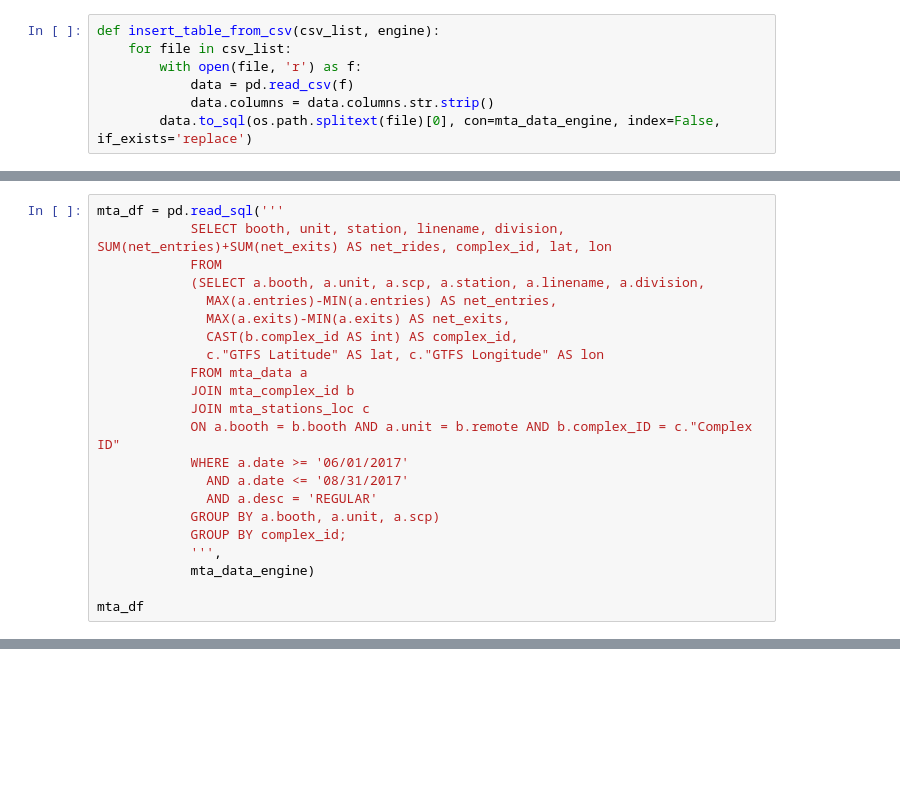
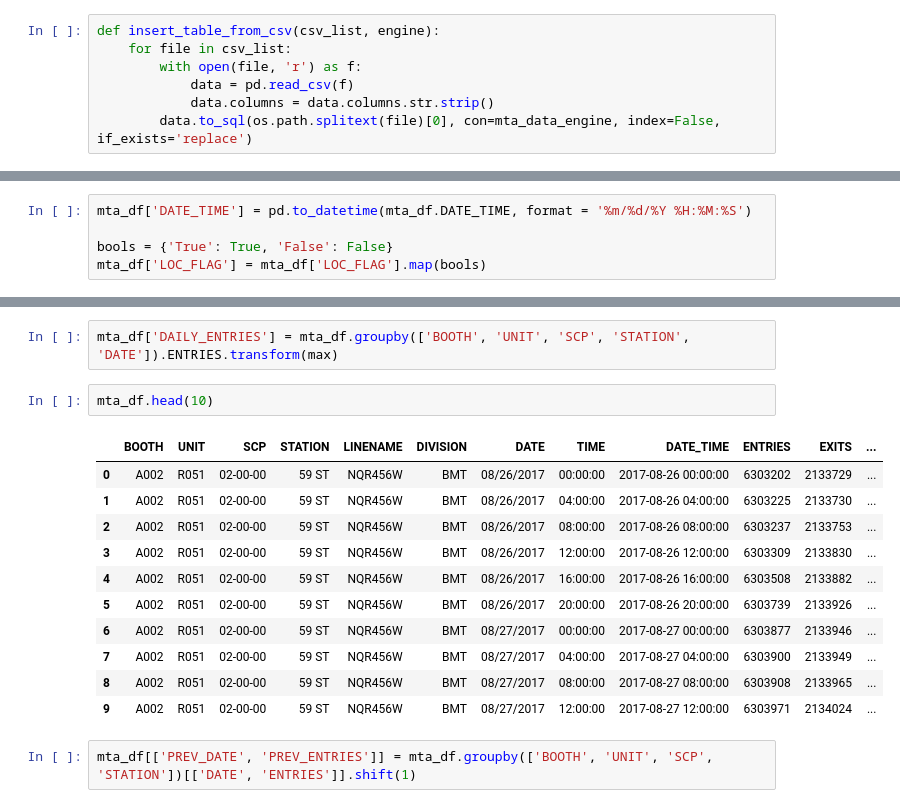
Before and after one commit to hmlewis-astro/mta_analysis, a Jupyter notebook: mta_heat.ipynb, the cells around one changed output, grey strips where cells are left out. Cells and saved outputs as stored; diff of their text form; blank space fills up the shorter version.

```diff
--- a/mta_heat.ipynb
+++ b/mta_heat.ipynb
@@ -70,24 +80,2 @@ temp_df = pd.read_sql('''
             ''',
             mta_data_engine)
-# %%
-mta_df = pd.read_sql('''
-            SELECT booth, unit, station, linename, division, SUM(net_entries)+SUM(net_exits) AS net_rides, complex_id, lat, lon
-            FROM
-            (SELECT a.booth, a.unit, a.scp, a.station, a.linename, a.division,
-              MAX(a.entries)-MIN(a.entries) AS net_entries,
-              MAX(a.exits)-MIN(a.exits) AS net_exits,
-              CAST(b.complex_id AS int) AS complex_id,
-              c."GTFS Latitude" AS lat, c."GTFS Longitude" AS lon
-            FROM mta_data a
-            JOIN mta_complex_id b
-            JOIN mta_stations_loc c
-            ON a.booth = b.booth AND a.unit = b.remote AND b.complex_ID = c."Complex ID"
-            WHERE a.date >= '06/01/2017'
-              AND a.date <= '08/31/2017'
-              AND a.desc = 'REGULAR'
-            GROUP BY a.booth, a.unit, a.scp)
-            GROUP BY complex_id;
-            ''',
-            mta_data_engine)
-
-mta_df
@@ -107,0 +91,5 @@ mta_df
+# %%
+mta_df['DATE_TIME'] = pd.to_datetime(mta_df.DATE_TIME, format = '%m/%d/%Y %H:%M:%S')
+
+bools = {'True': True, 'False': False}
+mta_df['LOC_FLAG'] = mta_df['LOC_FLAG'].map(bools)
@@ -107,0 +116,18 @@ mta_df
+# %%
+mta_df['DAILY_ENTRIES'] = mta_df.groupby(['BOOTH', 'UNIT', 'SCP', 'STATION', 'DATE']).ENTRIES.transform(max)
+# %%
+mta_df.head(10)
+# %% [output]
+|  | BOOTH | UNIT | SCP | STATION | LINENAME | DIVISION | DATE | TIME | DATE_TIME | ENTRIES | EXITS | ... |
+| 0 | A002 | R051 | 02-00-00 | 59 ST | NQR456W | BMT | 08/26/2017 | 00:00:00 | 2017-08-26 00:00:00 | 6303202 | 2133729 | ... |
+| 1 | A002 | R051 | 02-00-00 | 59 ST | NQR456W | BMT | 08/26/2017 | 04:00:00 | 2017-08-26 04:00:00 | 6303225 | 2133730 | ... |
+| 2 | A002 | R051 | 02-00-00 | 59 ST | NQR456W | BMT | 08/26/2017 | 08:00:00 | 2017-08-26 08:00:00 | 6303237 | 2133753 | ... |
+| 3 | A002 | R051 | 02-00-00 | 59 ST | NQR456W | BMT | 08/26/2017 | 12:00:00 | 2017-08-26 12:00:00 | 6303309 | 2133830 | ... |
+| 4 | A002 | R051 | 02-00-00 | 59 ST | NQR456W | BMT | 08/26/2017 | 16:00:00 | 2017-08-26 16:00:00 | 6303508 | 2133882 | ... |
+| 5 | A002 | R051 | 02-00-00 | 59 ST | NQR456W | BMT | 08/26/2017 | 20:00:00 | 2017-08-26 20:00:00 | 6303739 | 2133926 | ... |
+| 6 | A002 | R051 | 02-00-00 | 59 ST | NQR456W | BMT | 08/27/2017 | 00:00:00 | 2017-08-27 00:00:00 | 6303877 | 2133946 | ... |
+| 7 | A002 | R051 | 02-00-00 | 59 ST | NQR456W | BMT | 08/27/2017 | 04:00:00 | 2017-08-27 04:00:00 | 6303900 | 2133949 | ... |
+| 8 | A002 | R051 | 02-00-00 | 59 ST | NQR456W | BMT | 08/27/2017 | 08:00:00 | 2017-08-27 08:00:00 | 6303908 | 2133965 | ... |
+| 9 | A002 | R051 | 02-00-00 | 59 ST | NQR456W | BMT | 08/27/2017 | 12:00:00 | 2017-08-27 12:00:00 | 6303971 | 2134024 | ... |
+# %%
+mta_df[['PREV_DATE', 'PREV_ENTRIES']] = mta_df.groupby(['BOOTH', 'UNIT', 'SCP', 'STATION'])[['DATE', 'ENTRIES']].shift(1)
```
Also changed, not shown: parts of 19 cells of this notebook, 7 other files.
